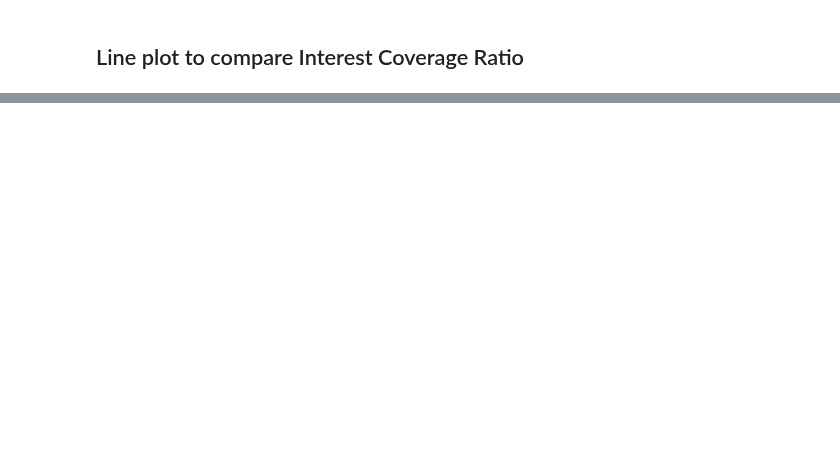
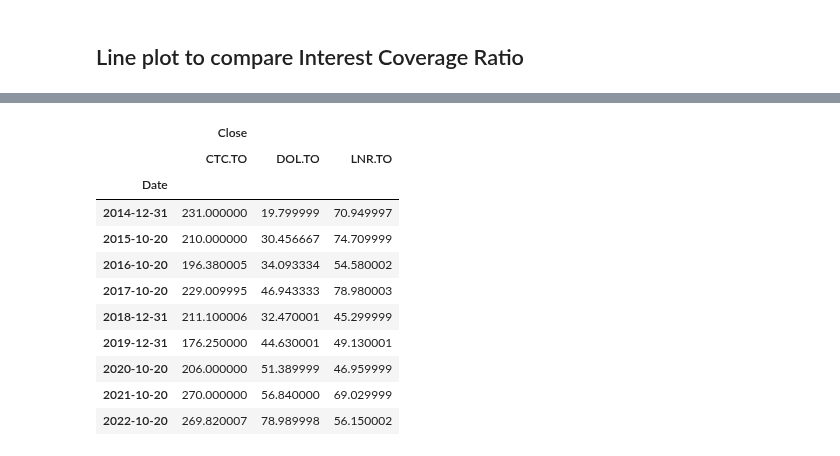
Before and after one commit to jash1112/project-financial_analysis, a Jupyter notebook: the_project_Aayush.ipynb, the cells around one changed output, grey strips where cells are left out. Cells and saved outputs as stored; diff of their text form; code cells hidden in the pictures; blank space fills up the shorter version.

```diff
--- a/the_project_Aayush.ipynb
+++ b/the_project_Aayush.ipynb
@@ -532,0 +549,25 @@ plt.show()
+# %%
+df = data.drop(['Open','High','Low','Volume','Adj Close'],axis=1)
+df
+
+df_reset = df.reset_index()
+
+df_close = df_reset[df_reset['Date'].isin(["2014-12-31", "2015-10-20", "2016-10-20", "2017-10-20", "2018-12-31" ,
+                                           "2019-12-31" , "2020-10-20" , "2021-10-20" , "2022-10-20"])]
+
+df_close.set_index('Date', inplace=True)
+
+df_close
+# %% [output]
+|  | Close |  |  |
+|  | CTC.TO | DOL.TO | LNR.TO |
+| Date |  |  |  |
+| 2014-12-31 | 231.000000 | 19.799999 | 70.949997 |
+| 2015-10-20 | 210.000000 | 30.456667 | 74.709999 |
+| 2016-10-20 | 196.380005 | 34.093334 | 54.580002 |
+| 2017-10-20 | 229.009995 | 46.943333 | 78.980003 |
+| 2018-12-31 | 211.100006 | 32.470001 | 45.299999 |
+| 2019-12-31 | 176.250000 | 44.630001 | 49.130001 |
+| 2020-10-20 | 206.000000 | 51.389999 | 46.959999 |
+| 2021-10-20 | 270.000000 | 56.840000 | 69.029999 |
+| 2022-10-20 | 269.820007 | 78.989998 | 56.150002 |
```
Also changed, not shown: parts of 11 cells of this notebook.
